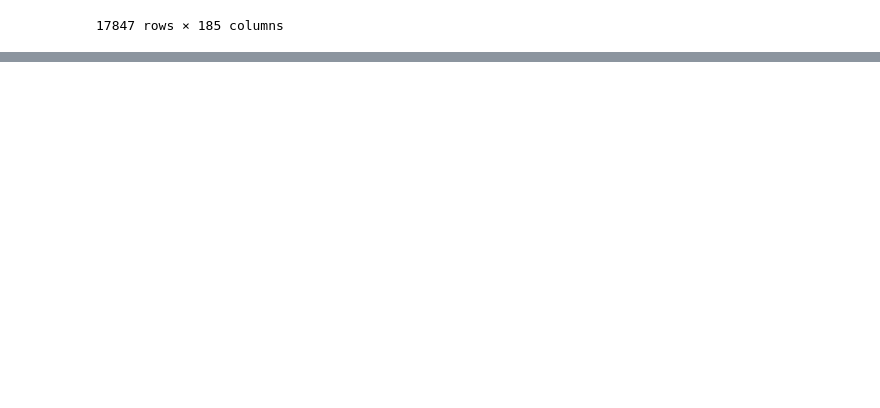
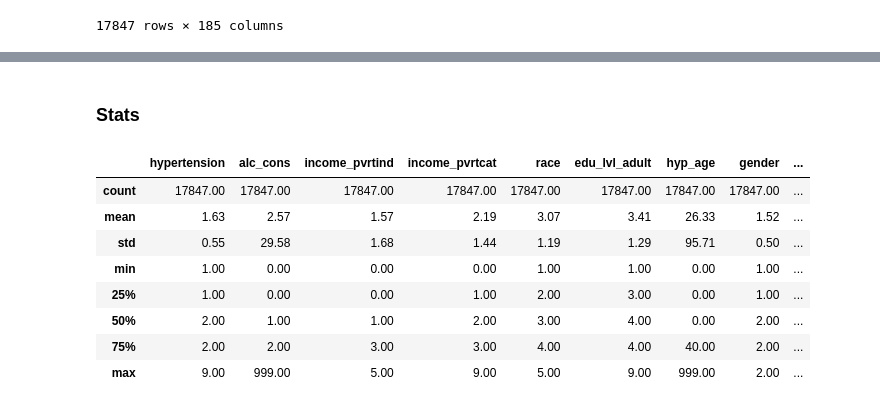
Before and after one commit to bgabr/predicting-risk-of-hypertension-using-NHANES-data, a Jupyter notebook: Project.ipynb, the cells around one changed output, grey strips where cells are left out. Cells and saved outputs as stored; diff of their text form; code cells hidden in the pictures; blank space fills up the shorter version.

```diff
--- a/Project.ipynb
+++ b/Project.ipynb
@@ -510,0 +565,15 @@ hyper_df.shape
+# %% [markdown]
+### Stats
+# %%
+#Summary Statistics
+display(hyp_nhanes.describe().round(2))
+# %% [output]
+|  | hypertension | alc_cons | income_pvrtind | income_pvrtcat | race | edu_lvl_adult | hyp_age | gender | ... |
+| count | 17847.00 | 17847.00 | 17847.00 | 17847.00 | 17847.00 | 17847.00 | 17847.00 | 17847.00 | ... |
+| mean | 1.63 | 2.57 | 1.57 | 2.19 | 3.07 | 3.41 | 26.33 | 1.52 | ... |
+| std | 0.55 | 29.58 | 1.68 | 1.44 | 1.19 | 1.29 | 95.71 | 0.50 | ... |
+| min | 1.00 | 0.00 | 0.00 | 0.00 | 1.00 | 1.00 | 0.00 | 1.00 | ... |
+| 25% | 1.00 | 0.00 | 0.00 | 1.00 | 2.00 | 3.00 | 0.00 | 1.00 | ... |
+| 50% | 2.00 | 1.00 | 1.00 | 2.00 | 3.00 | 4.00 | 0.00 | 2.00 | ... |
+| 75% | 2.00 | 2.00 | 3.00 | 3.00 | 4.00 | 4.00 | 40.00 | 2.00 | ... |
+| max | 9.00 | 999.00 | 5.00 | 9.00 | 5.00 | 9.00 | 999.00 | 2.00 | ... |
```
Also changed, not shown: parts of 32 cells of this notebook.
